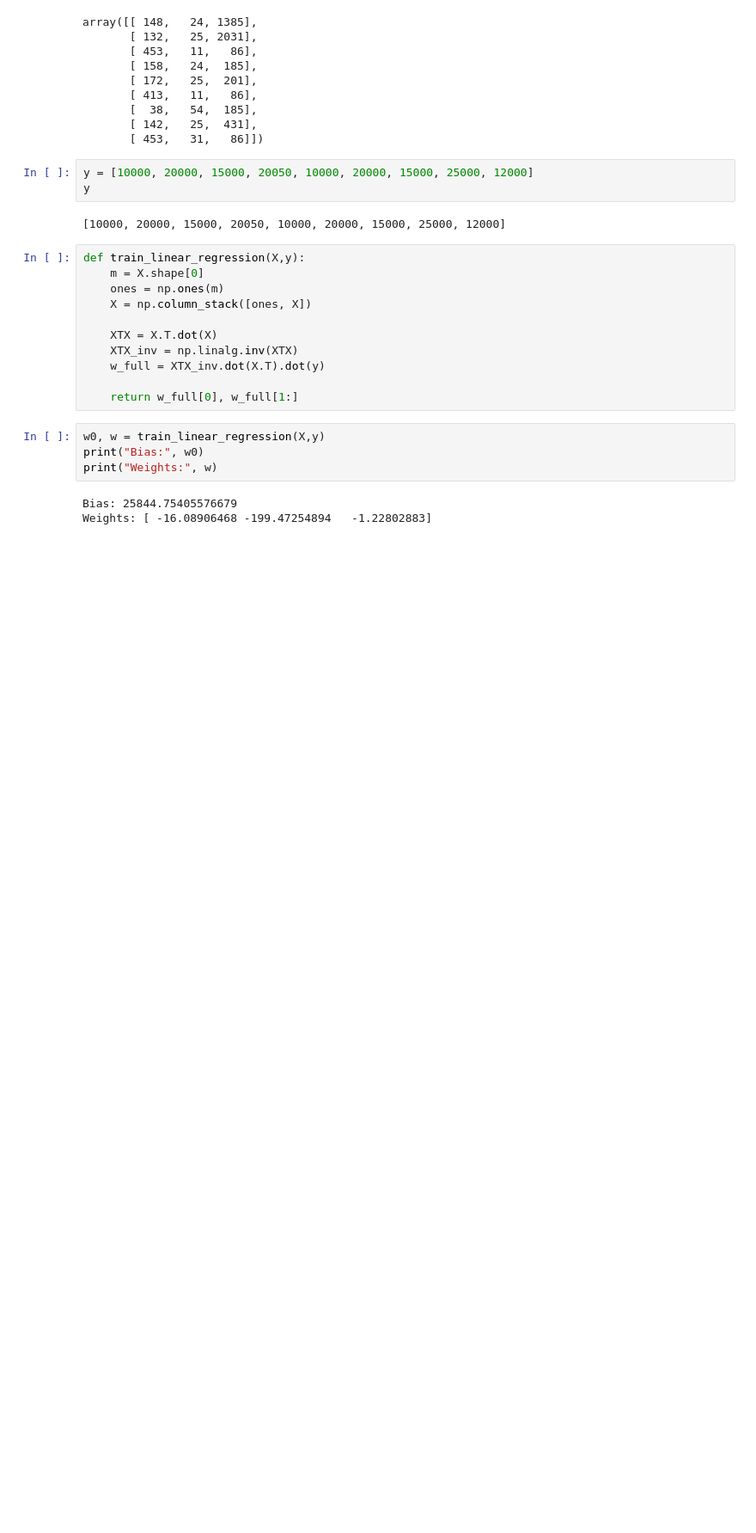
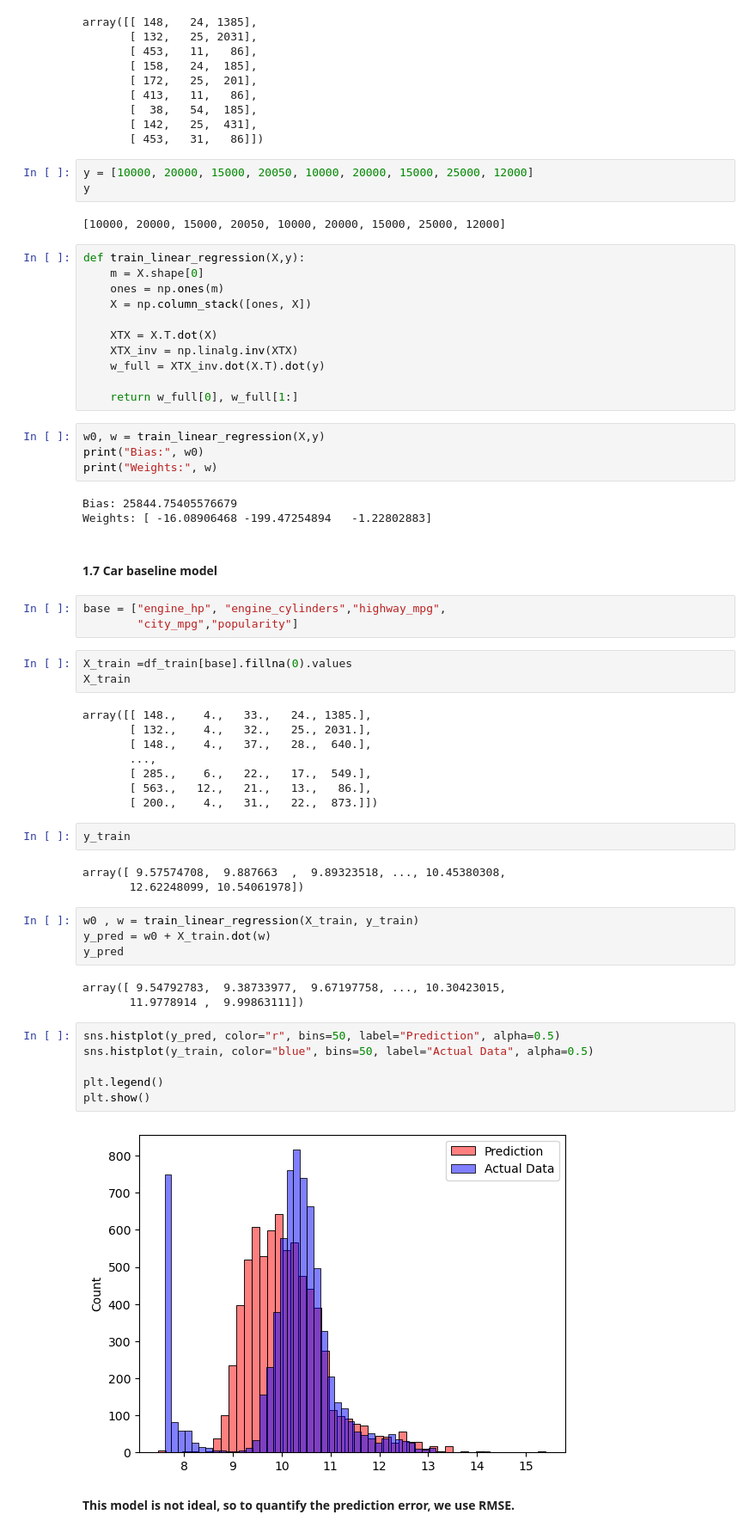
Before and after one commit to avinsio/ml-zoomcamp, a Jupyter notebook: 02-regression/notebook.ipynb, the cells around one changed output. Shown at 86% size. Drawn from its saved outputs; the diff is of its cells as text; blank space fills up the shorter version.

Commit message:
Base line model

```diff
--- a/02-regression/notebook.ipynb
+++ b/02-regression/notebook.ipynb
@@ -307,3 +307,41 @@ print("Weights:", w)
 # %% [output]
 Bias: 25844.75405576679
 Weights: [ -16.08906468 -199.47254894   -1.22802883]
+# %% [markdown]
+#### 1.7 Car baseline model
+# %%
+base = ["engine_hp", "engine_cylinders","highway_mpg",
+        "city_mpg","popularity"]
+# %%
+X_train =df_train[base].fillna(0).values
+X_train
+# %% [output]
+array([[ 148.,    4.,   33.,   24., 1385.],
+       [ 132.,    4.,   32.,   25., 2031.],
+       [ 148.,    4.,   37.,   28.,  640.],
+       ...,
+       [ 285.,    6.,   22.,   17.,  549.],
+       [ 563.,   12.,   21.,   13.,   86.],
+       [ 200.,    4.,   31.,   22.,  873.]])
+# %%
+y_train
+# %% [output]
+array([ 9.57574708,  9.887663  ,  9.89323518, ..., 10.45380308,
+       12.62248099, 10.54061978])
+# %%
+w0 , w = train_linear_regression(X_train, y_train)
+y_pred = w0 + X_train.dot(w)
+y_pred
+# %% [output]
+array([ 9.54792783,  9.38733977,  9.67197758, ..., 10.30423015,
+       11.9778914 ,  9.99863111])
+# %%
+sns.histplot(y_pred, color="r", bins=50, label="Prediction", alpha=0.5)
+sns.histplot(y_train, color="blue", bins=50, label="Actual Data", alpha=0.5)
+
+plt.legend()
+plt.show()
+# %% [output]
+[figure, added]
+# %% [markdown]
+**This model is not ideal, so to quantify the prediction error, we use RMSE.**
```
Also changed, not shown: parts of 1 cell of this notebook.
